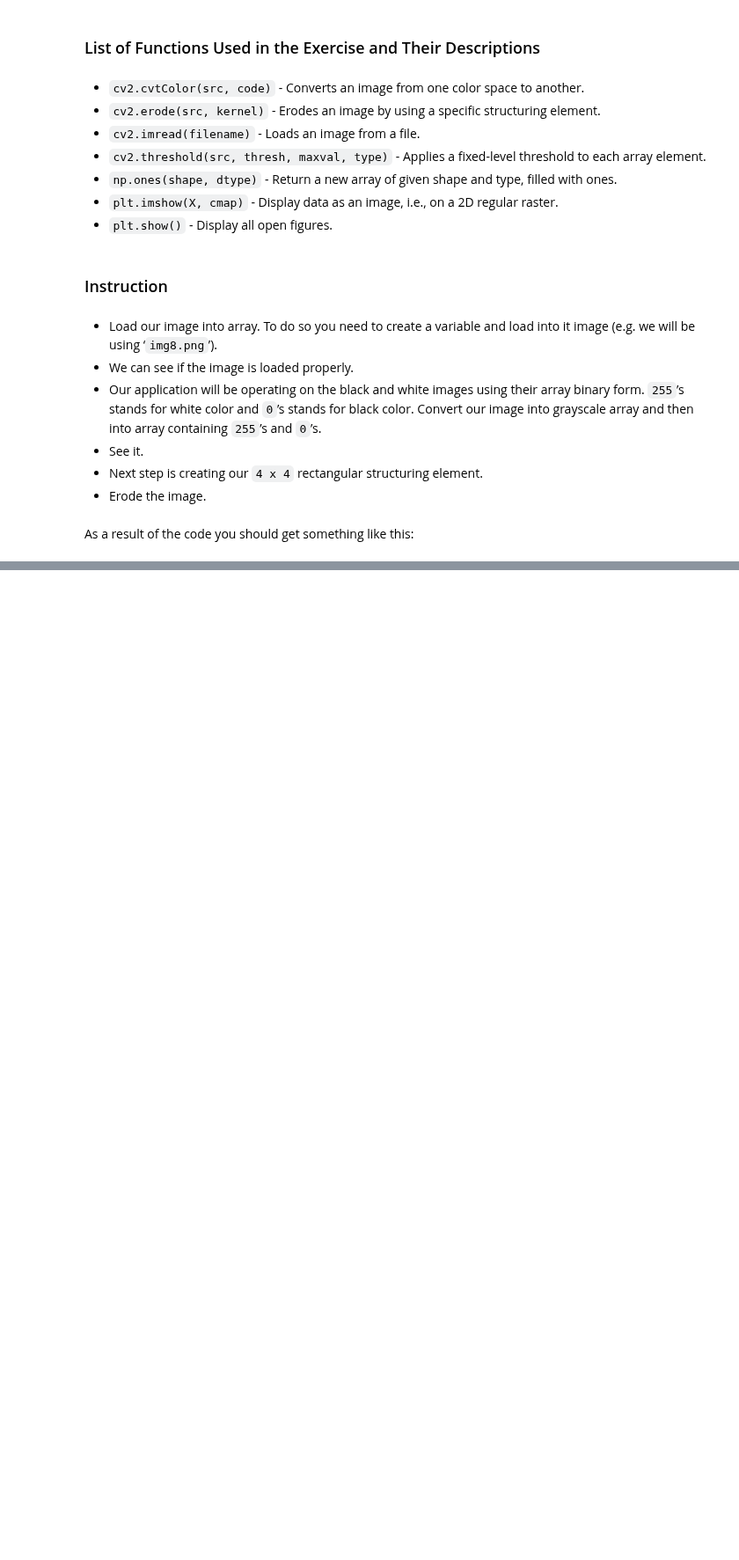
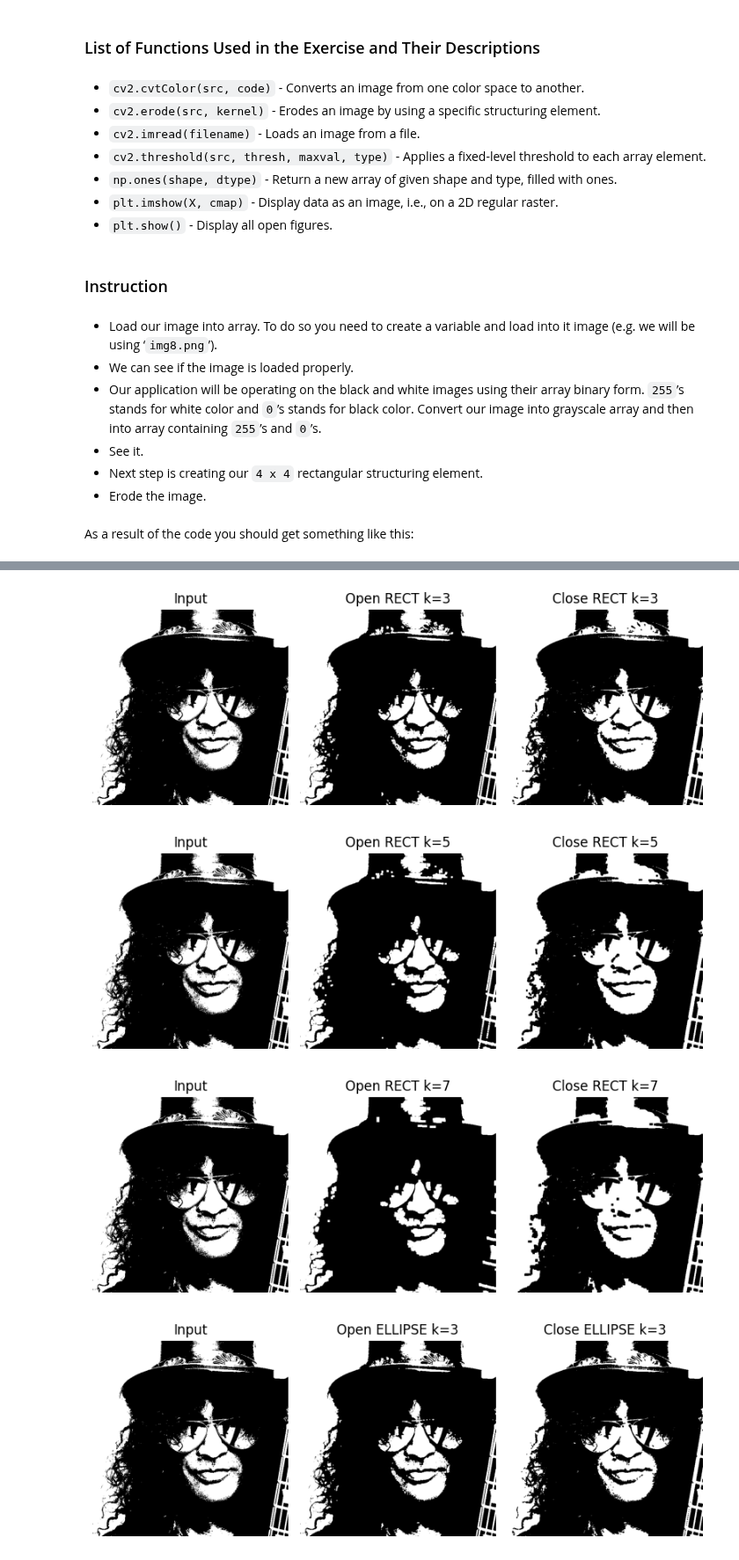
Before and after one commit to miklesz/AMIPaC, a Jupyter notebook: 15 (06) Mathematical Morphological (MM) Operations on Images/2 MM Operations on Images - Exercise.ipynb, the cells around one changed output, grey strips where cells are left out. Shown at 88% size. Cells and saved outputs as stored; diff of their text form; code cells hidden in the pictures; blank space fills up the shorter version.

```diff
--- a/15 (06) Mathematical Morphological (MM) Operations on Images/2 MM Operations on Images - Exercise.ipynb
+++ b/15 (06) Mathematical Morphological (MM) Operations on Images/2 MM Operations on Images - Exercise.ipynb
@@ -54,0 +107,22 @@ plt.show()
+# %%
+img_path = 'images/img8.png'
+bin_img = cv2.imread(img_path, cv2.IMREAD_GRAYSCALE)
+_, bin_img = cv2.threshold(bin_img, 127, 255, cv2.THRESH_BINARY)
+shapes = {'RECT': cv2.MORPH_RECT, 'ELLIPSE': cv2.MORPH_ELLIPSE, 'CROSS': cv2.MORPH_CROSS}
+# %%
+for name, stype in shapes.items():
+    for k in [3,5,7]:
+        kernel = cv2.getStructuringElement(stype, (k,k))
+        opened = cv2.morphologyEx(bin_img, cv2.MORPH_OPEN, kernel)
+        closed = cv2.morphologyEx(bin_img, cv2.MORPH_CLOSE, kernel)
+        import matplotlib.pyplot as plt
+        plt.figure(figsize=(8,3))
+        plt.subplot(1,3,1); plt.imshow(bin_img, cmap='gray'); plt.title('Input'); plt.axis('off')
+        plt.subplot(1,3,2); plt.imshow(opened, cmap='gray'); plt.title(f'Open {name} k={k}'); plt.axis('off')
+        plt.subplot(1,3,3); plt.imshow(closed, cmap='gray'); plt.title(f'Close {name} k={k}'); plt.axis('off')
+        plt.tight_layout(); plt.show()
+# %% [output]
+[figure, added]
+[figure, added]
+[figure, added]
+[figure, added]
```
Also changed, not shown: parts of 15 cells of this notebook.
